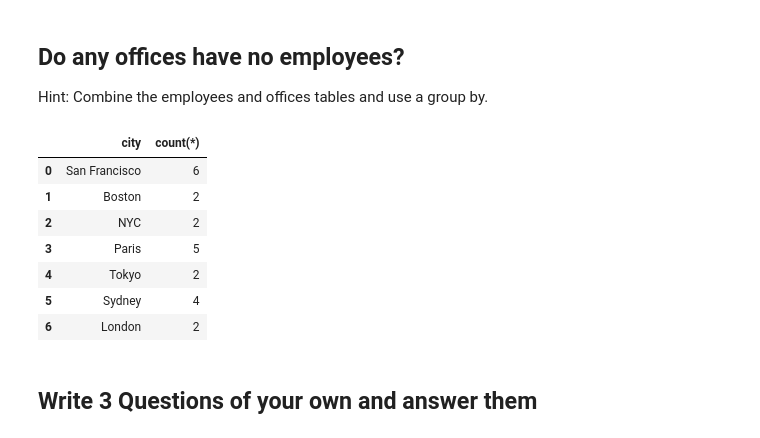
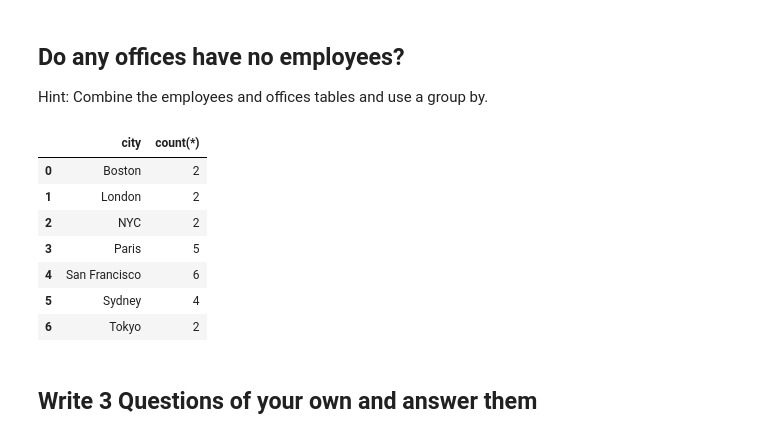
Before and after one commit to garywheeler24/dsc-join-statements-lab-atlanta-ds-062419, a Jupyter notebook: index.ipynb, the cells around one changed output. Saved outputs shown, nothing was run; the diff lists cells and outputs as text; code cells hidden in the pictures.

```diff
--- a/index.ipynb
+++ b/index.ipynb
@@ -64,22 +64,22 @@ df
 ## Do any offices have no employees?
 Hint: Combine the employees and offices tables and use a group by.
 # %%
-c.execute("""select city, count(*) from offices left join employees using(officecode) group by officecode
+c.execute("""select city, count(*) from offices left join employees using(officecode) group by city
 """)
 
 df = pd.DataFrame(c.fetchall())
 df.columns = [x[0] for x in c.description]
 df
 #Your code here
 # %% [output]
 |  | city | count(*) |
-| 0 | San Francisco | 6 |
-| 1 | Boston | 2 |
+| 0 | Boston | 2 |
+| 1 | London | 2 |
 | 2 | NYC | 2 |
 | 3 | Paris | 5 |
-| 4 | Tokyo | 2 |
+| 4 | San Francisco | 6 |
 | 5 | Sydney | 4 |
-| 6 | London | 2 |
+| 6 | Tokyo | 2 |
 # %% [markdown]
 ## Write 3 Questions of your own and answer them
 # %%
```
